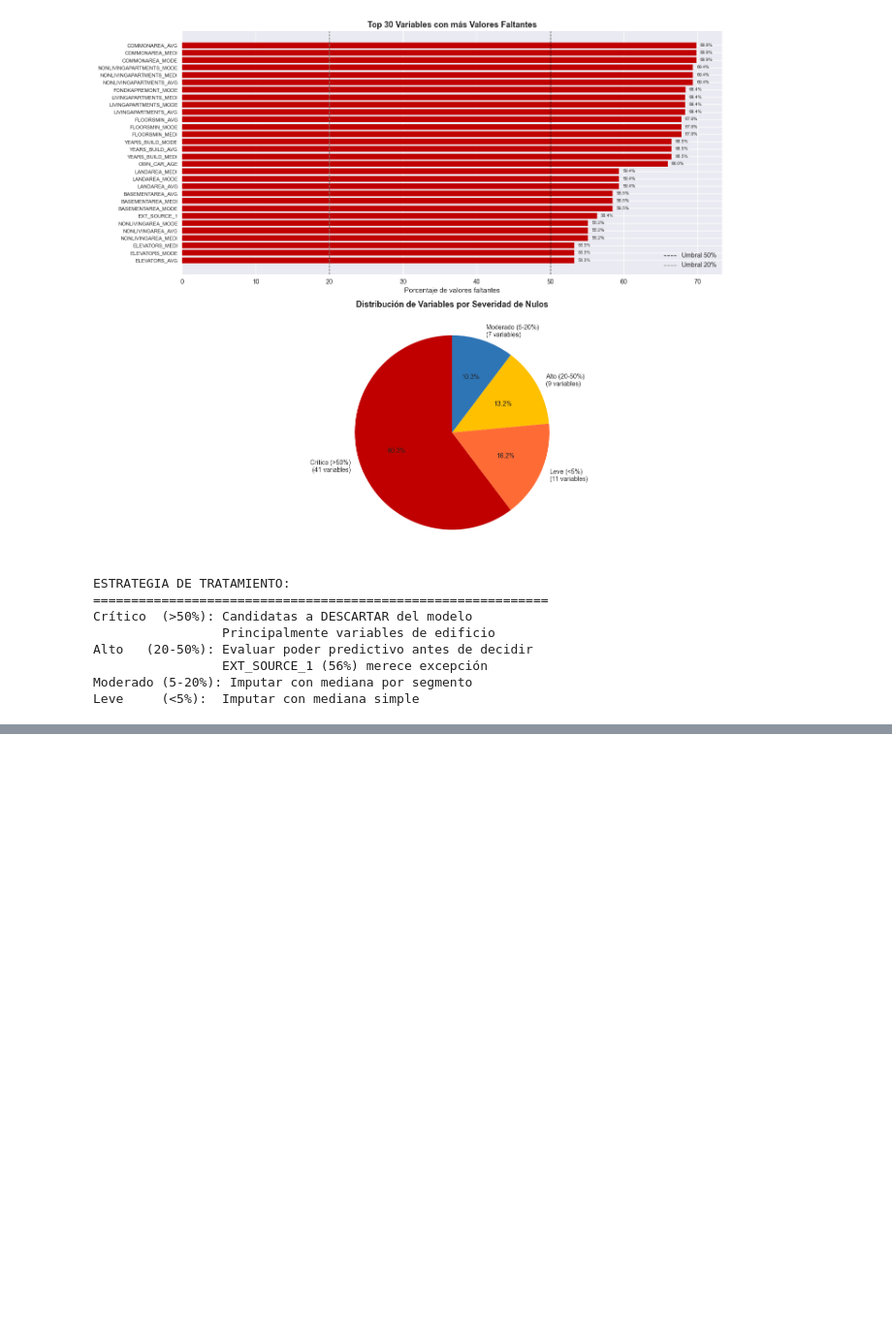
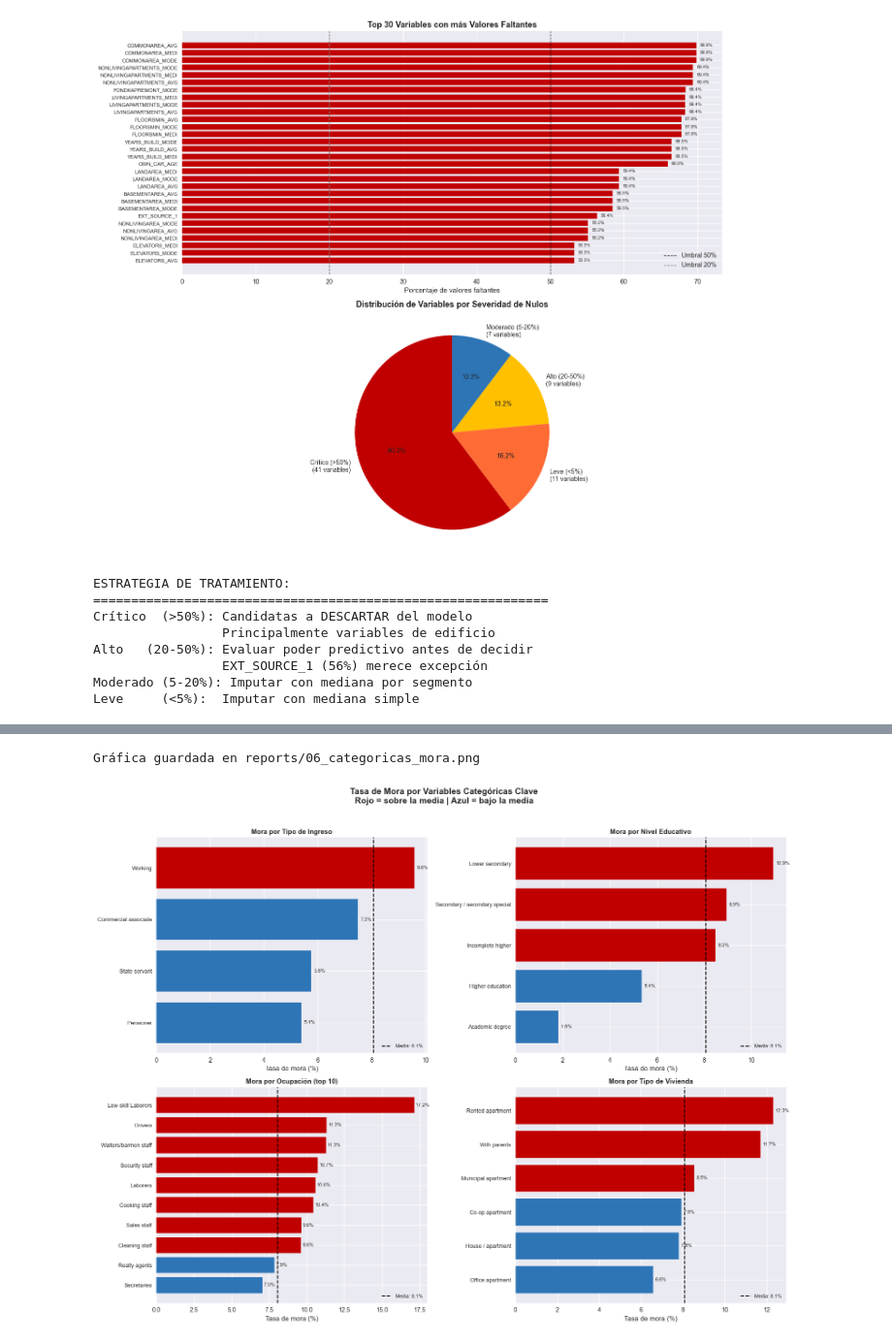
Before and after one commit to MarinoSB577/credit-risk-scoring-ml, a Jupyter notebook: notebooks/01_exploratory_analysis.ipynb, the cells around one changed output, grey strips where cells are left out. Shown at 97% size. Saved outputs shown, nothing was run; the diff lists cells and outputs as text; code cells hidden in the pictures; blank space fills up the shorter version.

Commit message:
Feature Engineering: paso 1 eliminacion variables, paso 2 tratamiento missings

```diff
--- a/notebooks/01_exploratory_analysis.ipynb
+++ b/notebooks/01_exploratory_analysis.ipynb
@@ -1138,0 +1278,14 @@ Leve     (<5%):  Imputar con mediana simple
+# %%
+# --- DESFRAGMENTAR EL DATAFRAME ---
+
+# El PerformanceWarning indica que el DataFrame
+# está fragmentado internamente por agregar
+# columnas una a una. Hacemos una copia limpia.
+
+print(f"Columnas antes: {df.shape[1]}")
+
+df = df.copy()
+
+print(f"Columnas después: {df.shape[1]}")
+print("DataFrame desfragmentado ✅")
+print("El PerformanceWarning no aparecerá más")
@@ -1138,0 +1442,56 @@ Leve     (<5%):  Imputar con mediana simple
+# %%
+# --- GRÁFICA DE VARIABLES CATEGÓRICAS CLAVE ---
+
+fig, axes = plt.subplots(2, 2, figsize=(16, 12))
+
+# Función auxiliar para graficar mora por categoría
+def graficar_mora_categoria(ax, columna, titulo, max_cats=10):
+    mora = (df.groupby(columna, observed=True)['TARGET']
+              .agg(['mean', 'count'])
+              .rename(columns={'mean': 'mora', 'count': 'n'})
+              .sort_values('mora', ascending=True))
+
+    # Filtrar categorías con muy pocos casos (< 100)
+    mora = mora[mora['n'] >= 100].tail(max_cats)
+
+    colores = ['#C00000' if m > df['TARGET'].mean()
+               else '#2E75B6' for m in mora['mora']]
+
+    bars = ax.barh(range(len(mora)), mora['mora']*100,
+                   color=colores, edgecolor='white')
+    ax.set_yticks(range(len(mora)))
+    ax.set_yticklabels(mora.index, fontsize=9)
+    ax.axvline(df['TARGET'].mean()*100, color='black',
+               linestyle='--', linewidth=1.5,
+               label=f'Media: {df["TARGET"].mean()*100:.1f}%')
+    ax.set_xlabel('Tasa de mora (%)')
+    ax.set_title(titulo, fontweight='bold', fontsize=11)
+    ax.legend(fontsize=8)
+
+    # Agregar valores en las barras
+    for i, (_, row) in enumerate(mora.iterrows()):
+        ax.text(row['mora']*100 + 0.1, i,
+                f"{row['mora']*100:.1f}%",
+                va='center', fontsize=8)
+
+graficar_mora_categoria(axes[0,0], 'NAME_INCOME_TYPE',
+                        'Mora por Tipo de Ingreso')
+graficar_mora_categoria(axes[0,1], 'NAME_EDUCATION_TYPE',
+                        'Mora por Nivel Educativo')
+graficar_mora_categoria(axes[1,0], 'OCCUPATION_TYPE',
+                        'Mora por Ocupación (top 10)')
+graficar_mora_categoria(axes[1,1], 'NAME_HOUSING_TYPE',
+                        'Mora por Tipo de Vivienda')
+
+fig.suptitle('Tasa de Mora por Variables Categóricas Clave\n'
+             'Rojo = sobre la media | Azul = bajo la media',
+             fontsize=14, fontweight='bold', y=1.02)
+
+plt.tight_layout()
+plt.savefig('reports/06_categoricas_mora.png',
+            dpi=150, bbox_inches='tight')
+print("Gráfica guardada en reports/06_categoricas_mora.png")
+plt.show()
+# %% [output]
+Gráfica guardada en reports/06_categoricas_mora.png
+[figure, added]
```
Also changed, not shown: parts of 9 cells of this notebook, 1 other file.
